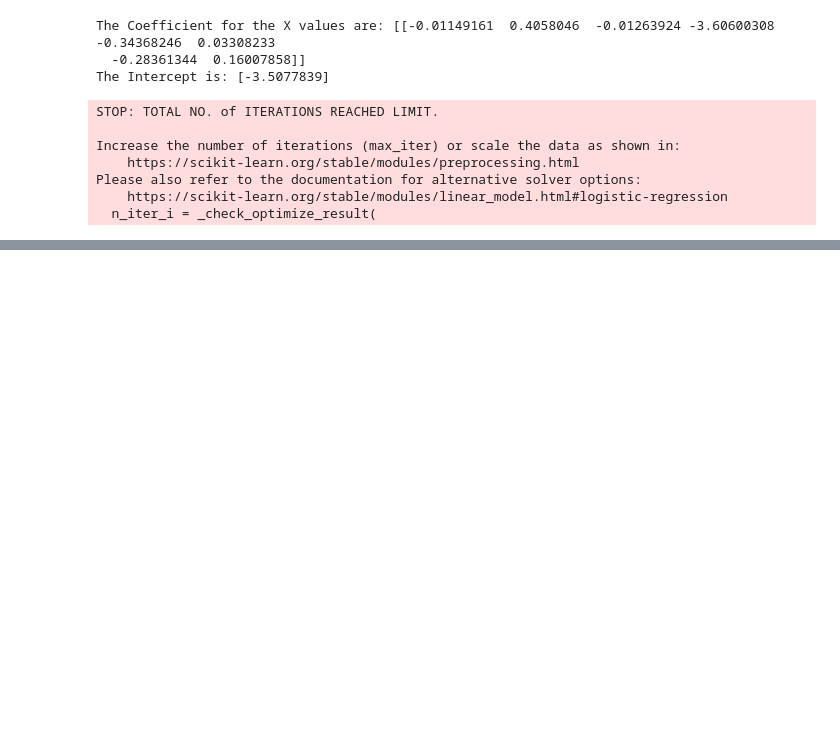
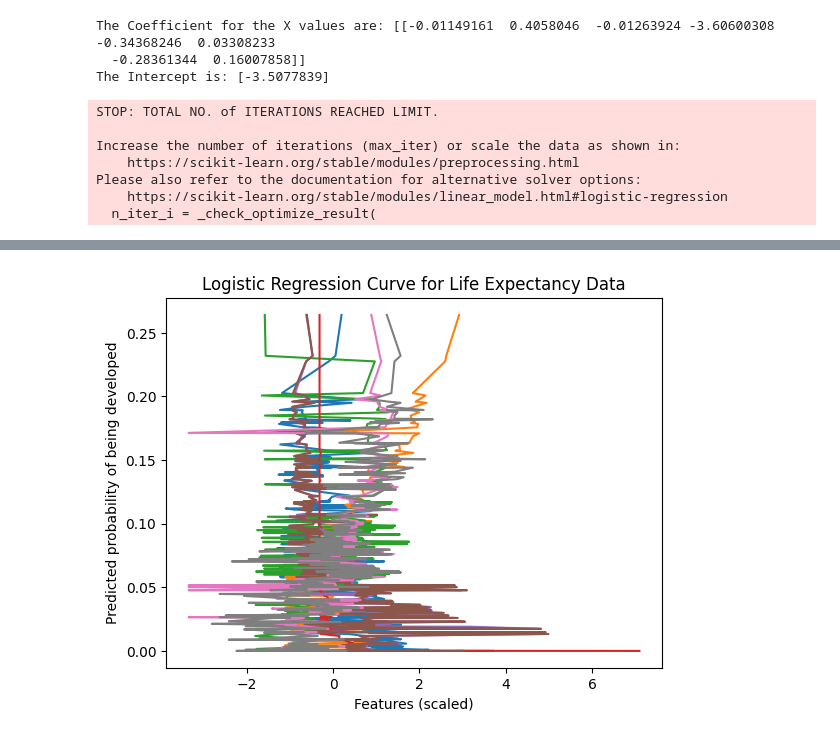
Before and after one commit to Pippeloo/DataScience-Paper, a Jupyter notebook: P2-Deliverable/Classification/Classification.ipynb, the cells around one changed output, grey strips where cells are left out. Drawn from its saved outputs; the diff is of its cells as text; code cells hidden in the pictures; blank space fills up the shorter version.

Commit message:
Graph Added

```diff
--- a/P2-Deliverable/Classification/Classification.ipynb
+++ b/P2-Deliverable/Classification/Classification.ipynb
@@ -63,3 +63,25 @@ Features: [1.22e+02 5.66e+00 5.77e+01 1.00e-01 1.70e+00 1.60e+00 7.50e-01 1.55e+
 Features: [3.69e+02 1.00e-02 2.72e+01 4.60e+00 5.90e+00 5.90e+00 4.96e-01 1.04e+01], Predicted result: Not Developed
 Features: [2.19e+02 1.00e-02 2.27e+01 6.00e-01 1.59e+01 1.65e+01 5.89e-01 1.26e+01], Predicted result: Not Developed
 Features: [373.      5.89   25.4     6.3     6.3     6.3     0.473   9.2  ], Predicted result: Not Developed
+# %%
+import matplotlib.pyplot as plt
+
+# Calculate the predicted probabilities for the test data
+y_pred_proba = logReg.predict_proba(X_test_scaled)[:, 1]
+
+# Sort the test data by the predicted probabilities
+X_test_sorted = X_test_scaled[y_pred_proba.argsort(), :]
+y_pred_proba_sorted = y_pred_proba[y_pred_proba.argsort()]
+
+# Plot the logistic regression curve
+plt.plot(X_test_sorted, y_pred_proba_sorted, label='Logistic Regression')
+
+# Add labels and title
+plt.xlabel('Features (scaled)')
+plt.ylabel('Predicted probability of being developed')
+plt.title('Logistic Regression Curve for Life Expectancy Data')
+
+# Show the plot
+plt.show()
+# %% [output]
+[figure, added]
```
